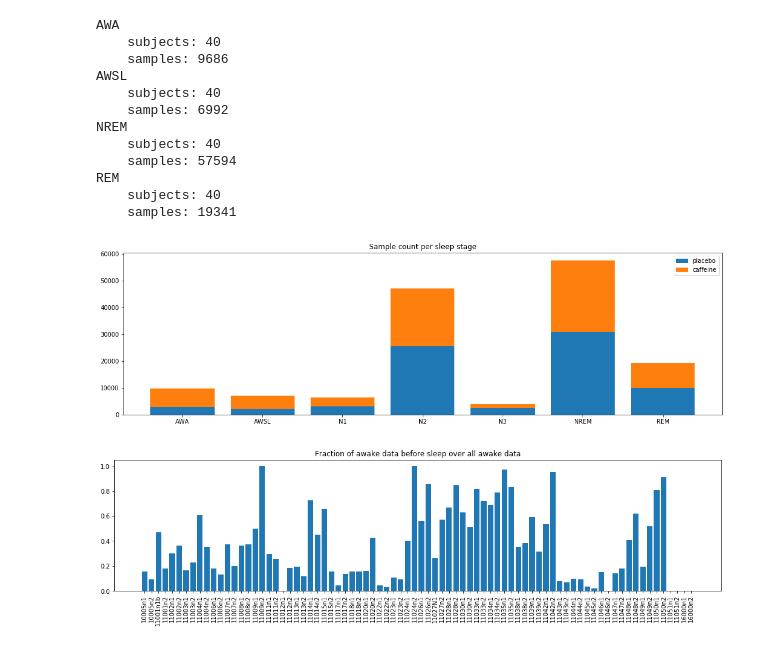
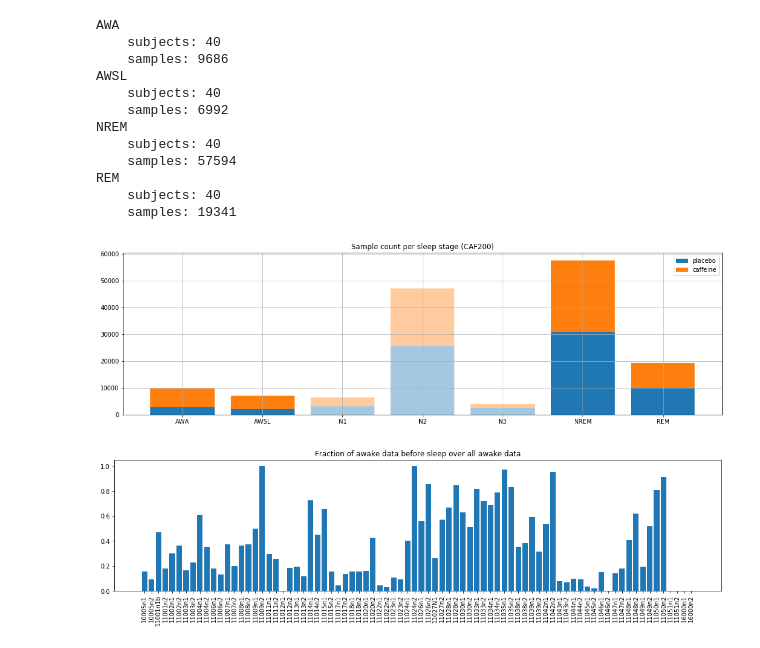
Before and after one commit to PhilippThoelke/caffeine-sleep, a Jupyter notebook: exploration/DataExploration.ipynb, the cells around one changed output. Saved outputs shown, nothing was run; the diff lists cells and outputs as text; code cells hidden in the pictures.

Commit message:
Update sample distribution figure

```diff
--- a/exploration/DataExploration.ipynb
+++ b/exploration/DataExploration.ipynb
@@ -42,18 +42,35 @@ REM
     subjects: 40
     samples: 19341
 # %%
+unused_alpha = 0.4
+
 amounts_plac = dict([(stage, current['SampEn'][labels[stage]==0].shape[0]) for stage, current in data.items()])
 amounts_caff = dict([(stage, current['SampEn'][labels[stage]==1].shape[0]) for stage, current in data.items()])
 
+values_plac = np.array(list(amounts_plac.values()))
+values_caff = np.array(list(amounts_caff.values()))
+
+used_stages_mask = np.array([1, 1, 0, 0, 0, 1, 1]).astype(np.bool)
+unused_stages_mask = np.array([0, 0, 1, 1, 1, 0, 0]).astype(np.bool)
+
 plt.figure(figsize=(18, 5))
-plt.title('Sample count per sleep stage')
-plt.bar(np.arange(len(amounts_plac)), amounts_plac.values(), label='placebo')
-plt.bar(np.arange(len(amounts_caff)), amounts_caff.values(), bottom=list(amounts_plac.values()), label='caffeine')
+plt.title(f'Sample count per sleep stage (CAF{CAF_DOSE})')
+
+color_plac = plt.bar(np.arange(len(amounts_plac))[used_stages_mask], values_plac[used_stages_mask], label='placebo')[0].get_facecolor()
+color_caff = plt.bar(np.arange(len(amounts_caff))[used_stages_mask], values_caff[used_stages_mask], bottom=values_plac[used_stages_mask], label='caffeine')[0].get_facecolor()
+
+color_plac = list(color_plac)[:-1] + [unused_alpha]
+color_caff = list(color_caff)[:-1] + [unused_alpha]
+
+plt.bar(np.arange(len(amounts_plac))[unused_stages_mask], values_plac[unused_stages_mask], color=color_plac)
+plt.bar(np.arange(len(amounts_caff))[unused_stages_mask], values_caff[unused_stages_mask], bottom=values_plac[unused_stages_mask], color=color_caff)
+
 plt.xticks(np.arange(len(amounts_plac)), amounts_plac.keys())
 plt.legend()
+plt.grid()
 plt.show()
 # %% [output]
-[figure, old version]
+[figure, new version]
 # %%
 subjects = pd.read_csv(SUBJECTS_PATH, index_col=0)
 subject_ids = subjects['Subject_id']
```
